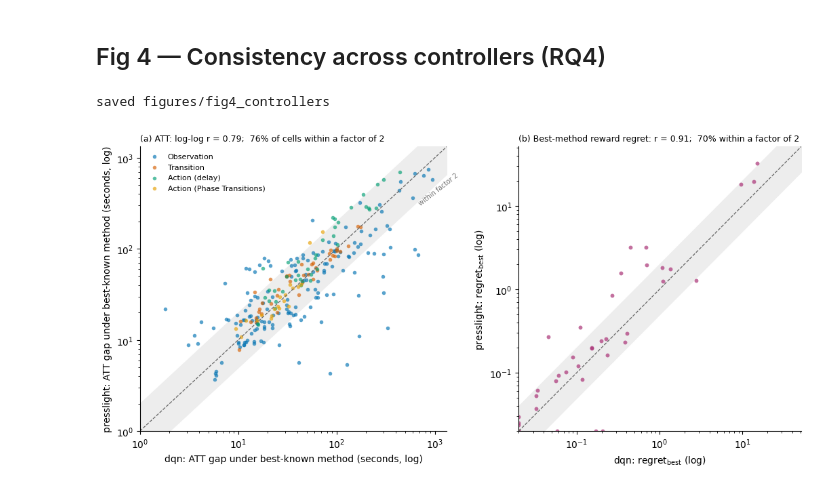
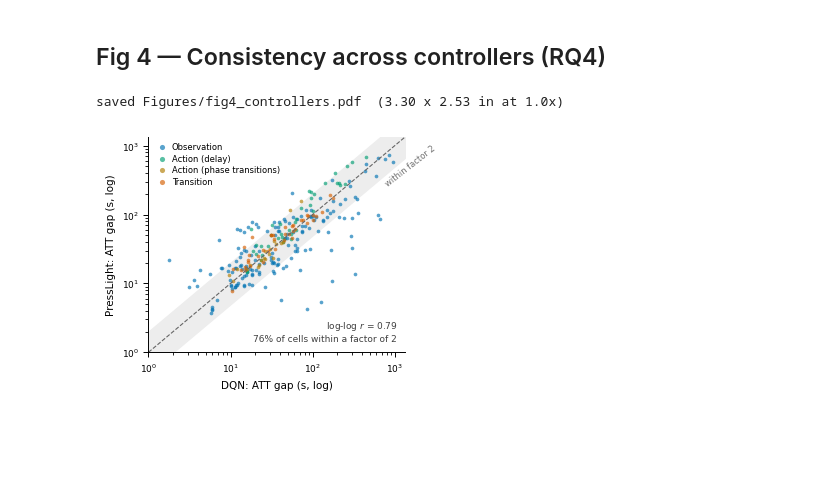
Before and after one commit to Red-Pheonix/Sim2RealTSCBenchMark, a Jupyter notebook: make_figures.ipynb, the cells around one changed output. Drawn from its saved outputs; the diff is of its cells as text; code cells hidden in the pictures; blank space fills up the shorter version.

Commit message:
added figure notebooks

```diff
--- a/make_figures.ipynb
+++ b/make_figures.ipynb
@@ -419,12 +871,17 @@ saved figures/fig3_networks
 # %% [markdown]
 ## Fig 4 — Consistency across controllers (RQ4)
 # %%
-# Fig 4 — controller agreement (RQ4), AFTER mitigation: dqn vs presslight per
-# (axis, network, setting) cell. Both panels are POST-mitigation so they ask the
-# same question. (a) ATT gap under the per-cell BEST-KNOWN method (min over roster).
-# (b) RESIDUAL reward gap under the best budgeted method (R_oracle - max_method R_real
-# per cell) -- the reward analogue of (a): what even the best method leaves relative
-# to the known-w* skyline. Bands = agreement within a factor of 2.
+# Fig 4 - controller agreement (RQ4), AFTER mitigation: DQN vs PressLight per
+# (axis, network, setting) cell. SPLIT 2026-07-27: the ATT scatter is the
+# main-text figure and is now SINGLE COLUMN (COL_W); the reward scatter moved to
+# the appendix as its own figure. Both are post-mitigation so they ask the same
+# question: (main) ATT gap under the per-cell BEST-KNOWN method (min over the
+# roster); (appendix) RESIDUAL reward gap under the best budgeted method
+# (R_oracle - max_method R_real per cell), the reward analogue. Bands = agreement
+# within a factor of 2. Single panel each, so there are no (a)/(b) subtitles;
+# the axis labels carry the units.
+AGENT_LABELS = {'dqn': 'DQN', 'presslight': 'PressLight'}
+
 bestcell = (gaps[gaps.method != 'direct_transfer']
             .groupby(['axis', 'agent', 'network', 'setting'], observed=True)['gap']
             .min().reset_index())
@@ -432,59 +889,74 @@ piv = (bestcell.pivot_table(index=['axis', 'network', 'setting'], columns='agent
                             values='gap', observed=True)
        .dropna()).clip(lower=1.0)
 
-fig, (ax, axr) = plt.subplots(1, 2, figsize=(10.6, 5.2), width_ratios=[1, 0.92])
+# ------------------------------------------------ main text: ATT, single column
+fig, ax = plt.subplots(figsize=(COL_W, COL_W * 0.78))
 for axis in GAP_AXES:
     sub = piv.loc[axis]
-    ax.scatter(sub['dqn'], sub['presslight'], s=16, alpha=0.65,
+    ax.scatter(sub['dqn'], sub['presslight'], s=7, alpha=0.65,
                color=AXIS_COLORS[axis], linewidths=0, label=AXIS_LABELS[axis])
 lims = [1.0, max(piv.max()) * 1.4]
 xs = np.array(lims)
 ax.fill_between(xs, xs / 2, xs * 2, color='0.93', zorder=0)
-ax.text(lims[1] * 0.5, lims[1] * 0.23, 'within factor 2', fontsize=7, color='0.45',
+ax.text(lims[1] * 0.55, lims[1] * 0.20, 'within factor 2', fontsize=6, color='0.45',
         rotation=38)
-ax.plot(lims, lims, color='0.4', linewidth=0.9, linestyle='--', zorder=1)
+ax.plot(lims, lims, color='0.4', linewidth=0.8, linestyle='--', zorder=1)
 ax.set_xscale('log'); ax.set_yscale('log')
 ax.set_xlim(lims); ax.set_ylim(lims)
-ax.set_xlabel('dqn: ATT gap under best-known method (seconds, log)')
-ax.set_ylabel('presslight: ATT gap under best-known method (seconds, log)')
+ax.set_xlabel(f'{AGENT_LABELS["dqn"]}: ATT gap (s, log)', fontsize=7.5)
+ax.set_ylabel(f'{AGENT_LABELS["presslight"]}: ATT gap (s, log)', fontsize=7.5)
+ax.tick_params(labelsize=6.5)
 ax.spines[['top', 'right']].set_visible(False)
-ax.legend(fontsize=8, frameon=False, loc='upper left')
+ax.legend(fontsize=6, frameon=False, loc='upper left', handletextpad=0.2,
+          borderaxespad=0.2, labelspacing=0.3, markerscale=1.4)
 piv2 = piv.assign(dis=np.abs(np.log10(piv['dqn'] / piv['presslight'])))
 corr = np.corrcoef(np.log10(piv['dqn']), np.log10(piv['presslight']))[0, 1]
 within2 = (piv2['dis'] < np.log10(2)).mean()
-ax.set_title(f'(a) ATT: log-log r = {corr:.2f};  {within2:.0%} of cells within a factor of 2',
-             fontsize=9, loc='left')
+ax.text(0.97, 0.04, f'log-log $r$ = {corr:.2f}\n{within2:.0%} of cells within a factor of 2',
+        transform=ax.transAxes, ha='right', va='bottom', fontsize=6.5, color='0.25',
+        linespacing=1.3)
+fig.set_layout_engine('tight')  # persistent: save() resizes and re-draws
+save(fig, 'fig4_controllers', target_w=COL_W)
+plt.show()
 
-# reward panel, POST-mitigation to match (a): residual R_real gap under the best
-# budgeted method = R_oracle - max_method R_real per cell (label-aligned Series
-# subtraction; both carry the (agent, network, setting) index). Floored at 0.02 for
-# the log axis -- cells where the best method reaches the skyline pile at the corner
-# (both controllers fully recover -> agree at the floor).
+# ------------------------------------------------- appendix: reward, single column
+# residual R_real gap under the best budgeted method = R_oracle - max_method
+# R_real per cell (label-aligned Series subtraction; both carry the
+# (agent, network, setting) index). Floored at 0.02 for the log axis -- cells
+# where the best method reaches the skyline pile at the corner (both controllers
+# fully recover -> agree at the floor).
 r_meth_best = (rewards[rewards.method != 'direct_transfer']
                .groupby(['agent', 'network', 'setting'])['R_real'].max())
 rshort = (r_oracle - r_meth_best).reset_index(name='short')
 rpiv = (rshort.pivot_table(index=['network', 'setting'], columns='agent',
                            values='short')
         .dropna()).clip(lower=0.02)
-axr.scatter(rpiv['dqn'], rpiv['presslight'], s=18, alpha=0.7,
+figr, axr = plt.subplots(figsize=(COL_W, COL_W * 1.02))
+axr.scatter(rpiv['dqn'], rpiv['presslight'], s=9, alpha=0.7,
             color=AXIS_COLORS['reward'], linewidths=0)
 rlims = [0.02, max(rpiv.max().max(), 1.0) * 1.6]
 rxs = np.array(rlims)
 axr.fill_between(rxs, rxs / 2, rxs * 2, color='0.93', zorder=0)
-axr.plot(rlims, rlims, color='0.4', linewidth=0.9, linestyle='--', zorder=1)
+axr.text(rlims[1] * 0.35, rlims[1] * 0.13, 'within factor 2', fontsize=6,
+         color='0.45', rotation=38)
+axr.plot(rlims, rlims, color='0.4', linewidth=0.8, linestyle='--', zorder=1)
 axr.set_xscale('log'); axr.set_yscale('log')
 axr.set_xlim(rlims); axr.set_ylim(rlims)
-axr.set_xlabel(r'dqn: $\mathrm{regret}_{\mathrm{best}}$ (log)')
-axr.set_ylabel(r'presslight: $\mathrm{regret}_{\mathrm{best}}$ (log)')
+axr.set_xlabel(rf'{AGENT_LABELS["dqn"]}: $\mathrm{{regret}}_{{\mathrm{{best}}}}$ (log)',
+               fontsize=7.5)
+axr.set_ylabel(rf'{AGENT_LABELS["presslight"]}: $\mathrm{{regret}}_{{\mathrm{{best}}}}$ (log)',
+               fontsize=7.5)
+axr.tick_params(labelsize=6.5)
 axr.spines[['top', 'right']].set_visible(False)
 rw2 = np.abs(np.log10(rpiv['dqn'] / rpiv['presslight']))
 rcorr = np.corrcoef(np.log10(rpiv['dqn']), np.log10(rpiv['presslight']))[0, 1]
 rwithin = (rw2 < np.log10(2)).mean()
-axr.set_title(f'(b) Best-method reward regret: r = {rcorr:.2f};  {rwithin:.0%} within a factor of 2',
-              fontsize=9, loc='left')
-fig.tight_layout()
-save(fig, 'fig4_controllers')
+axr.text(0.97, 0.04, f'log-log $r$ = {rcorr:.2f}\n{rwithin:.0%} of cells within a factor of 2',
+         transform=axr.transAxes, ha='right', va='bottom', fontsize=6.5, color='0.25',
+         linespacing=1.3)
+figr.set_layout_engine('tight')
+save(figr, 'fig4_controllers_reward', target_w=COL_W)
 plt.show()
 # %% [output]
-saved figures/fig4_controllers
+saved Figures/fig4_controllers.pdf  (3.30 x 2.53 in at 1.0x)
-[figure, old version]
+[figure, new version]
```
Also changed, not shown: parts of 14 cells of this notebook, 10 other files.
